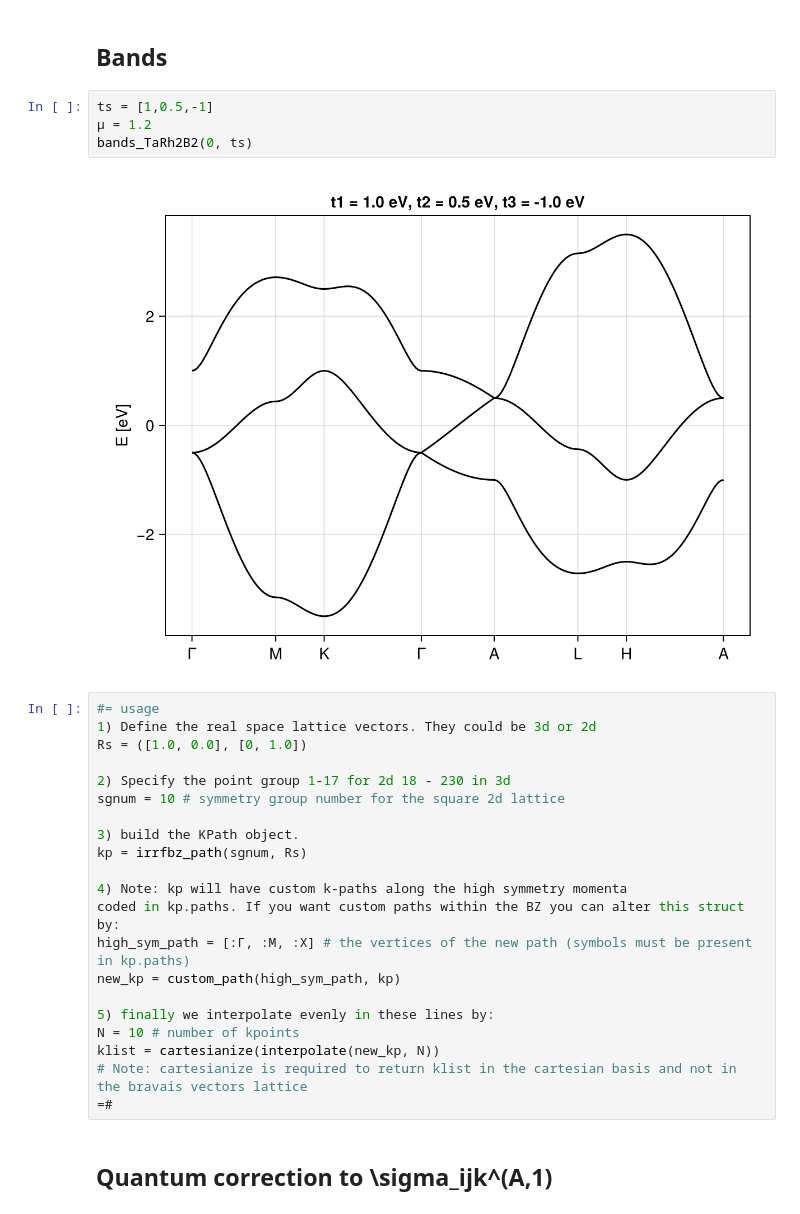
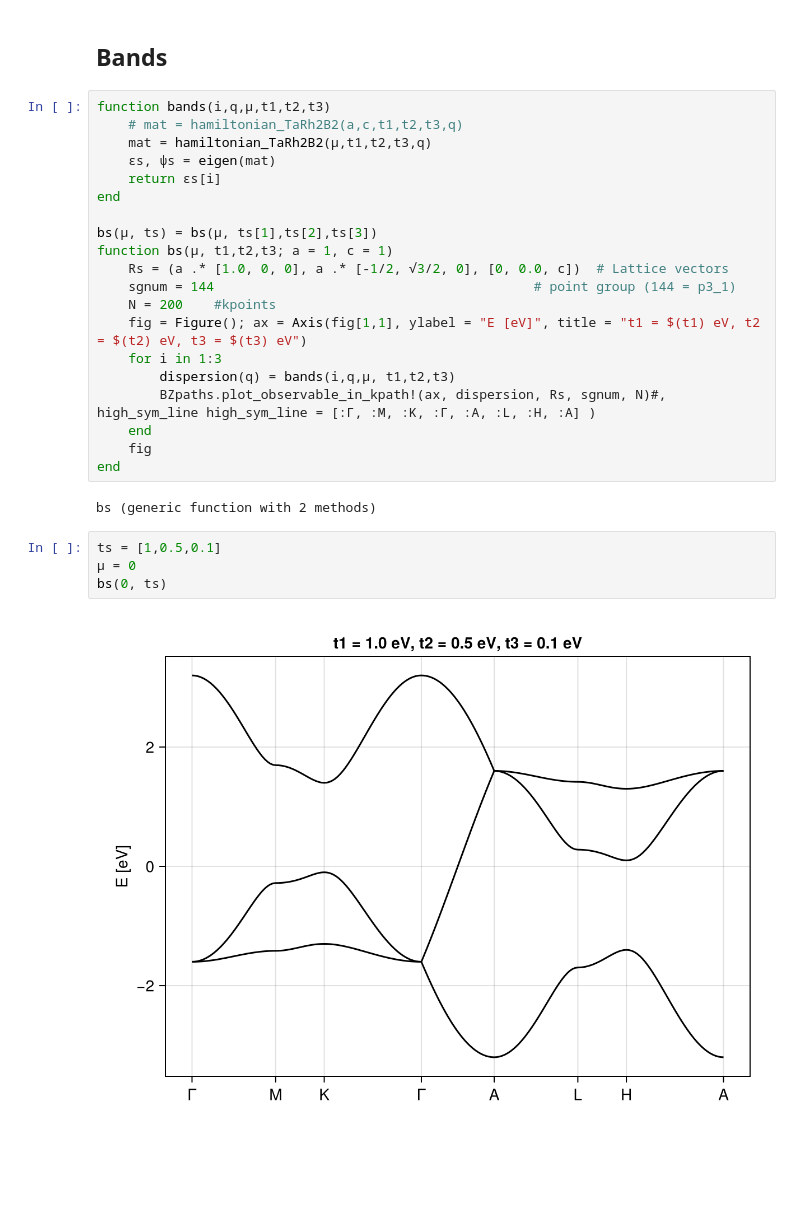
Before and after one commit to fernandopenaranda/Field_Induced_Hall_Effect, a Jupyter notebook: src/Quantum_correction_calculations.ipynb, the cells around one changed output. Saved outputs shown, nothing was run; the diff lists cells and outputs as text; blank space fills up the shorter version.

```diff
--- a/src/Quantum_correction_calculations.ipynb
+++ b/src/Quantum_correction_calculations.ipynb
@@ -97,32 +72,31 @@ maxy = findmin(M[1,:][1])
 kpath(Rs, sgnum, N, high_sym_line);
 # %% [markdown]
 ## Bands
+# %%
+function bands(i,q,μ,t1,t2,t3)
+    # mat = hamiltonian_TaRh2B2(a,c,t1,t2,t3,q)
+    mat = hamiltonian_TaRh2B2(μ,t1,t2,t3,q)
+    ϵs, ψs = eigen(mat)
+    return ϵs[i]
+end
+
+bs(μ, ts) = bs(μ, ts[1],ts[2],ts[3])
+function bs(μ, t1,t2,t3; a = 1, c = 1)
+    Rs = (a .* [1.0, 0, 0], a .* [-1/2, √3/2, 0], [0, 0.0, c])  # Lattice vectors
+    sgnum = 144                                         # point group (144 = p3_1)
+    N = 200    #kpoints
+    fig = Figure(); ax = Axis(fig[1,1], ylabel = "E [eV]", title = "t1 = $(t1) eV, t2 = $(t2) eV, t3 = $(t3) eV")
+    for i in 1:3
+        dispersion(q) = bands(i,q,μ, t1,t2,t3)
+        BZpaths.plot_observable_in_kpath!(ax, dispersion, Rs, sgnum, N)#, high_sym_line high_sym_line = [:Γ, :M, :K, :Γ, :A, :L, :H, :A] )
+    end
+    fig
+end
+# %% [output]
+bs (generic function with 2 methods)
 # %%
-ts = [1,0.5,-1]
-μ = 1.2
-bands_TaRh2B2(0, ts)
+ts = [1,0.5,0.1]
+μ = 0
+bs(0, ts)
 # %% [output]
-[figure, old version]
+[figure, new version]
-# %%
-#= usage
-1) Define the real space lattice vectors. They could be 3d or 2d
-Rs = ([1.0, 0.0], [0, 1.0])
-
-2) Specify the point group 1-17 for 2d 18 - 230 in 3d
-sgnum = 10 # symmetry group number for the square 2d lattice
-
-3) build the KPath object.
-kp = irrfbz_path(sgnum, Rs)
-
-4) Note: kp will have custom k-paths along the high symmetry momenta
-coded in kp.paths. If you want custom paths within the BZ you can alter this struct by:
-high_sym_path = [:Γ, :M, :X] # the vertices of the new path (symbols must be present in kp.paths)
-new_kp = custom_path(high_sym_path, kp)
-
-5) finally we interpolate evenly in these lines by:
-N = 10 # number of kpoints
-klist = cartesianize(interpolate(new_kp, N))
-# Note: cartesianize is required to return klist in the cartesian basis and not in the bravais vectors lattice
-=#
-# %% [markdown]
-## Quantum correction to \sigma_ijk^(A,1)
```
Also changed, not shown: parts of 12 cells of this notebook, 1 other file.
